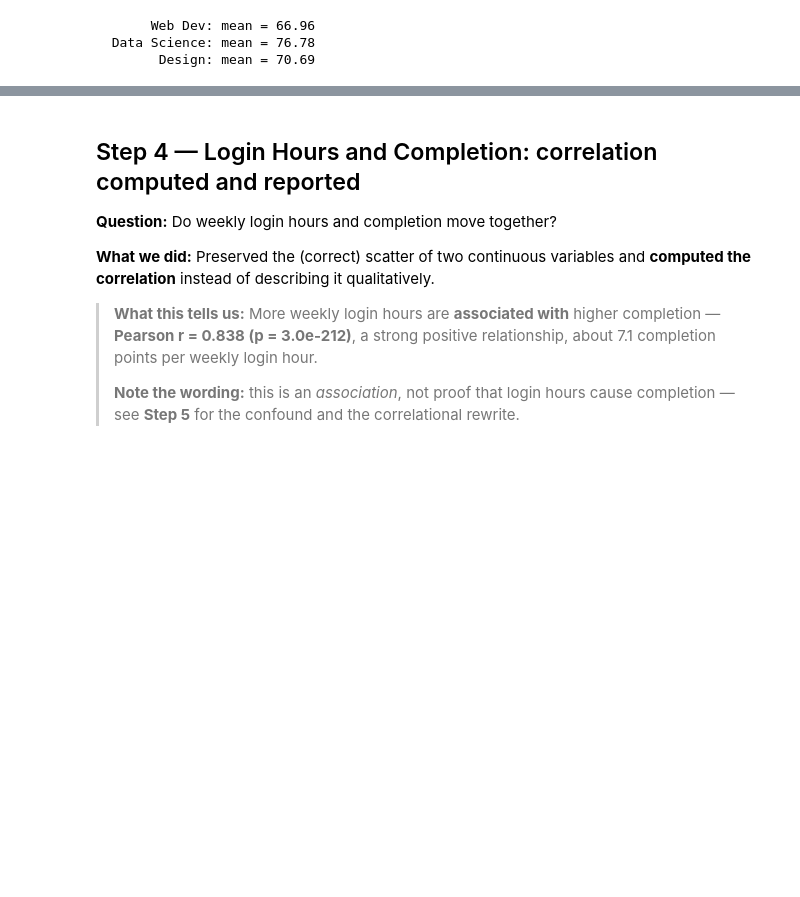
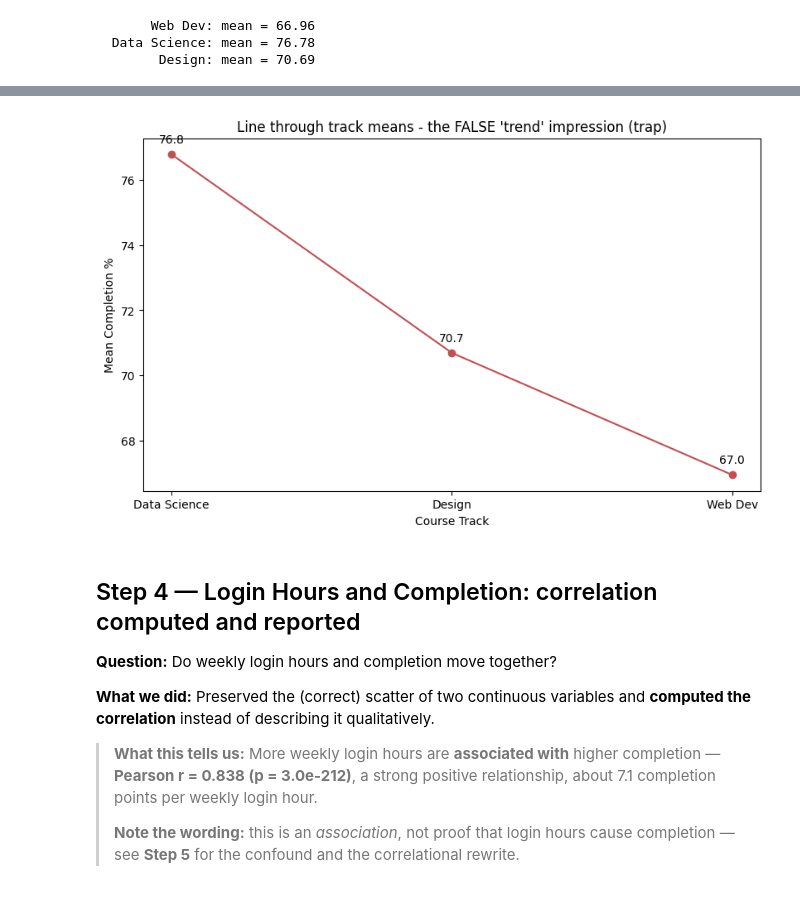
Before and after one commit to memoona-zahur/EDA-Peer-Review-Lab_Finding-the-Mistakes-in-Someone-Else-Analysis, a Jupyter notebook: week6_day2_peer_review_fixed.ipynb, the cells around one changed output, grey strips where cells are left out. Saved outputs shown, nothing was run; the diff lists cells and outputs as text; code cells hidden in the pictures; blank space fills up the shorter version.

```diff
--- a/week6_day2_peer_review_fixed.ipynb
+++ b/week6_day2_peer_review_fixed.ipynb
@@ -134,3 +150,19 @@ for t in order_natural:
+# %%
+fig, ax = plt.subplots(figsize=(8, 5), layout="constrained")
+line_order = means.sort_values(ascending=False).index  # DS, Design, Web Dev
+x = range(len(line_order))
+ax.plot(x, [means[t] for t in line_order], "o-", color="#C44E52")
+ax.set_xticks(list(x), line_order)
+ax.set_title("Line through track means - the FALSE 'trend' impression (trap)")
+ax.set_xlabel("Course Track")
+ax.set_ylabel("Mean Completion %")
+for t, xi in zip(line_order, x):
+    ax.annotate(f"{means[t]:.1f}", (xi, means[t]), textcoords="offset points",
+                xytext=(0, 10), ha="center")
+fig.savefig("charts_fixed/chart_track_line_trap.png", dpi=150)
+plt.show()
+# %% [output]
+[figure, added]
 # %% [markdown]
 ## Step 4 — Login Hours and Completion: correlation computed and reported
 
```
Also changed, not shown: parts of 1 cell of this notebook, 6 other files.
